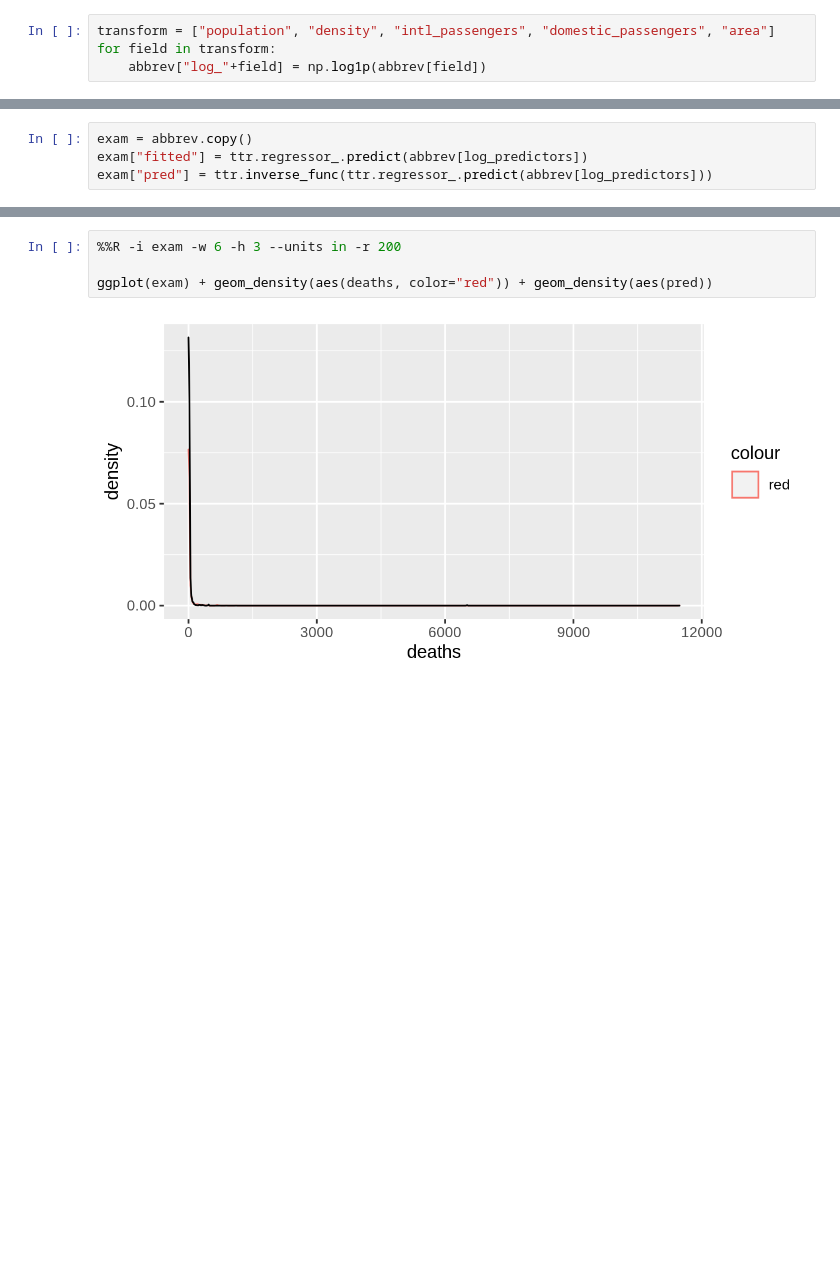
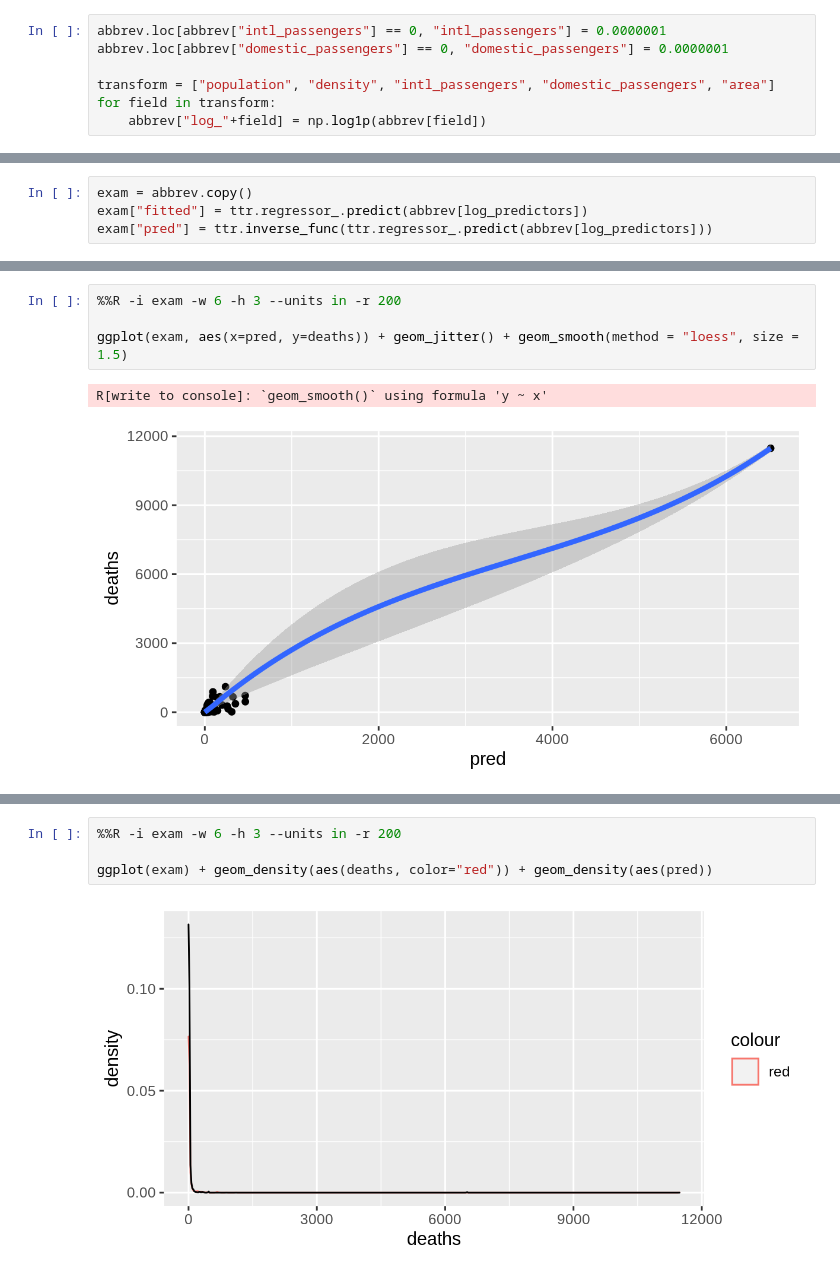
Before and after one commit to aejurgensen/Covid-19, a Jupyter notebook: models.ipynb, the cells around one changed output, grey strips where cells are left out. Drawn from its saved outputs; the diff is of its cells as text; blank space fills up the shorter version.

```diff
--- a/models.ipynb
+++ b/models.ipynb
@@ -111,4 +123,7 @@ ggplot(abbrev, aes(area)) + geom_density()
 # %%
+abbrev.loc[abbrev["intl_passengers"] == 0, "intl_passengers"] = 0.0000001
+abbrev.loc[abbrev["domestic_passengers"] == 0, "domestic_passengers"] = 0.0000001
+
 transform = ["population", "density", "intl_passengers", "domestic_passengers", "area"]
 for field in transform:
     abbrev["log_"+field] = np.log1p(abbrev[field])
@@ -274,0 +295,7 @@ exam[["pred", "deaths"]].describe()
+# %%
+%%R -i exam -w 6 -h 3 --units in -r 200
+
+ggplot(exam, aes(x=pred, y=deaths)) + geom_jitter() + geom_smooth(method = "loess", size = 1.5)
+# %% [output]
+R[write to console]: `geom_smooth()` using formula 'y ~ x'
+[figure, added]
```
Also changed, not shown: parts of 22 cells of this notebook, 2 other files.
